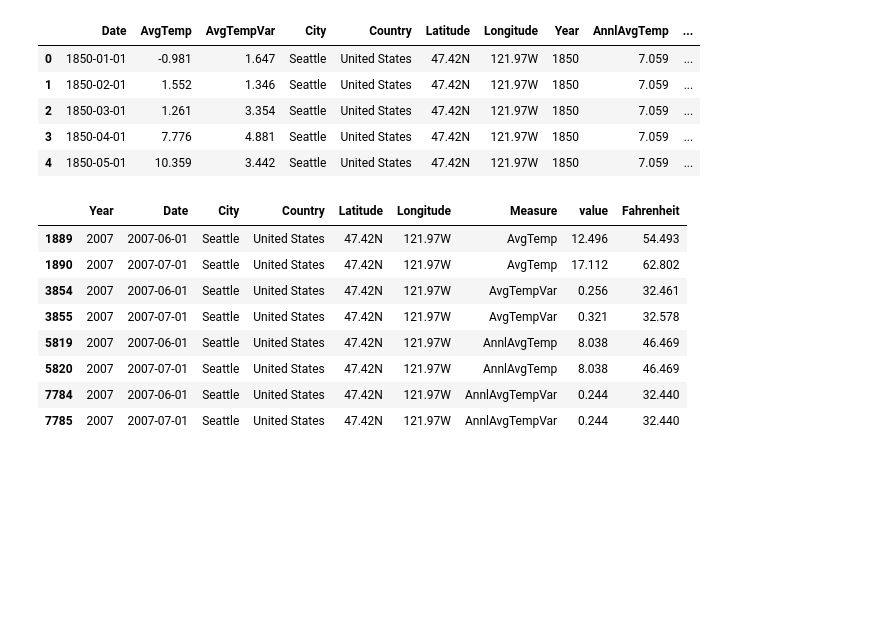
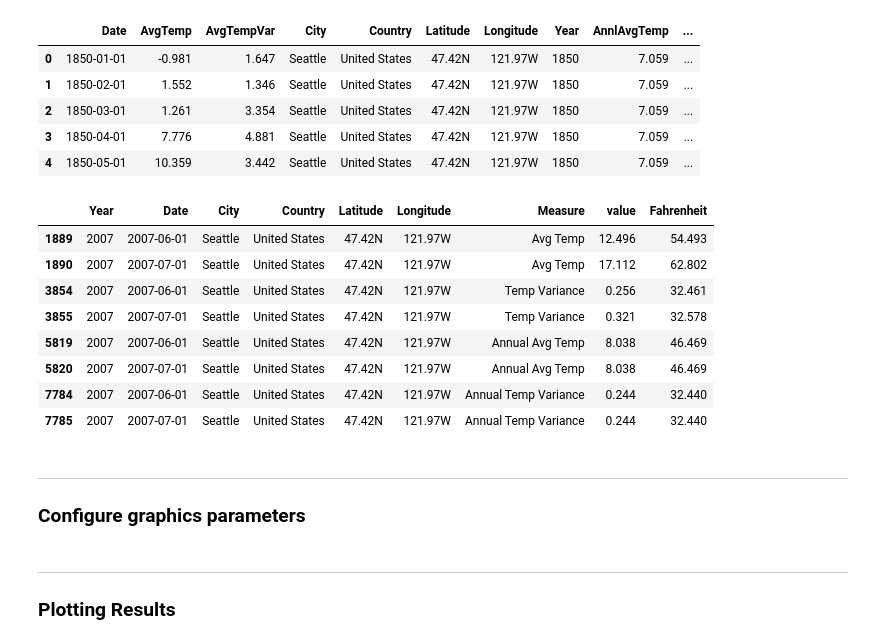
Before and after one commit to grnflash/Analytics-Portfolio, a Jupyter notebook: annual_temp_sea.ipynb, the cells around one changed output. Saved outputs shown, nothing was run; the diff lists cells and outputs as text; code cells hidden in the pictures; blank space fills up the shorter version.

```diff
--- a/annual_temp_sea.ipynb
+++ b/annual_temp_sea.ipynb
@@ -81,23 +89,28 @@ dfSEAw.head()
 # %%
 ### Reformat
 dfSEAw_l = pd.melt(dfSEAw, id_vars = ['Year','Date','City','Country','Latitude','Longitude']
                    , value_vars = ['AvgTemp','AvgTempVar','AnnlAvgTemp','AnnlAvgTempVar']).rename(
     columns={'variable':'Measure'}
 )
 dfs = dfSEAw_l.copy(deep = True)
 dfs['Fahrenheit'] = dfSEAw_l['value'] * 9 / 5 + 32
+dfs['Measure'].replace({'AvgTemp':'Avg Temp','AvgTempVar':'Temp Variance','AnnlAvgTemp':'Annual Avg Temp','AnnlAvgTempVar':'Annual Temp Variance'},inplace=True)
 ### Lets look at two specific months to verify value types and aggregations
 dfs[dfs['Date'].isin(['2007-06-01','2007-07-01']) ].head(10)
 # %% [output]
 |  | Year | Date | City | Country | Latitude | Longitude | Measure | value | Fahrenheit |
-| 1889 | 2007 | 2007-06-01 | Seattle | United States | 47.42N | 121.97W | AvgTemp | 12.496 | 54.493 |
-| 1890 | 2007 | 2007-07-01 | Seattle | United States | 47.42N | 121.97W | AvgTemp | 17.112 | 62.802 |
-| 3854 | 2007 | 2007-06-01 | Seattle | United States | 47.42N | 121.97W | AvgTempVar | 0.256 | 32.461 |
-| 3855 | 2007 | 2007-07-01 | Seattle | United States | 47.42N | 121.97W | AvgTempVar | 0.321 | 32.578 |
-| 5819 | 2007 | 2007-06-01 | Seattle | United States | 47.42N | 121.97W | AnnlAvgTemp | 8.038 | 46.469 |
-| 5820 | 2007 | 2007-07-01 | Seattle | United States | 47.42N | 121.97W | AnnlAvgTemp | 8.038 | 46.469 |
-| 7784 | 2007 | 2007-06-01 | Seattle | United States | 47.42N | 121.97W | AnnlAvgTempVar | 0.244 | 32.440 |
-| 7785 | 2007 | 2007-07-01 | Seattle | United States | 47.42N | 121.97W | AnnlAvgTempVar | 0.244 | 32.440 |
+| 1889 | 2007 | 2007-06-01 | Seattle | United States | 47.42N | 121.97W | Avg Temp | 12.496 | 54.493 |
+| 1890 | 2007 | 2007-07-01 | Seattle | United States | 47.42N | 121.97W | Avg Temp | 17.112 | 62.802 |
+| 3854 | 2007 | 2007-06-01 | Seattle | United States | 47.42N | 121.97W | Temp Variance | 0.256 | 32.461 |
+| 3855 | 2007 | 2007-07-01 | Seattle | United States | 47.42N | 121.97W | Temp Variance | 0.321 | 32.578 |
+| 5819 | 2007 | 2007-06-01 | Seattle | United States | 47.42N | 121.97W | Annual Avg Temp | 8.038 | 46.469 |
+| 5820 | 2007 | 2007-07-01 | Seattle | United States | 47.42N | 121.97W | Annual Avg Temp | 8.038 | 46.469 |
+| 7784 | 2007 | 2007-06-01 | Seattle | United States | 47.42N | 121.97W | Annual Temp Variance | 0.244 | 32.440 |
+| 7785 | 2007 | 2007-07-01 | Seattle | United States | 47.42N | 121.97W | Annual Temp Variance | 0.244 | 32.440 |
+# %% [markdown]
+***
+
+### Configure graphics parameters
 # %%
 ### Seaborn paramater packing for plots and figures - sets global plotting variables
 rcPack = {'figure.figsize': (12,6),'axes.facecolor':'whitesmoke', 'axes.edgecolor':'lightgrey'
@@ -107,4 +120,8 @@ rcPack = {'figure.figsize': (12,6),'axes.facecolor':'whitesmoke', 'axes.edgecolo
 errPack = {'visible':'True', 'alpha':0.4, 'linestyle':':', 'linewidth':1.2}
+# %% [markdown]
+***
+
+### Plotting Results
 # %%
 ### Simple Lineplot
 sns.set_theme()
```
Also changed, not shown: parts of 9 cells of this notebook.
